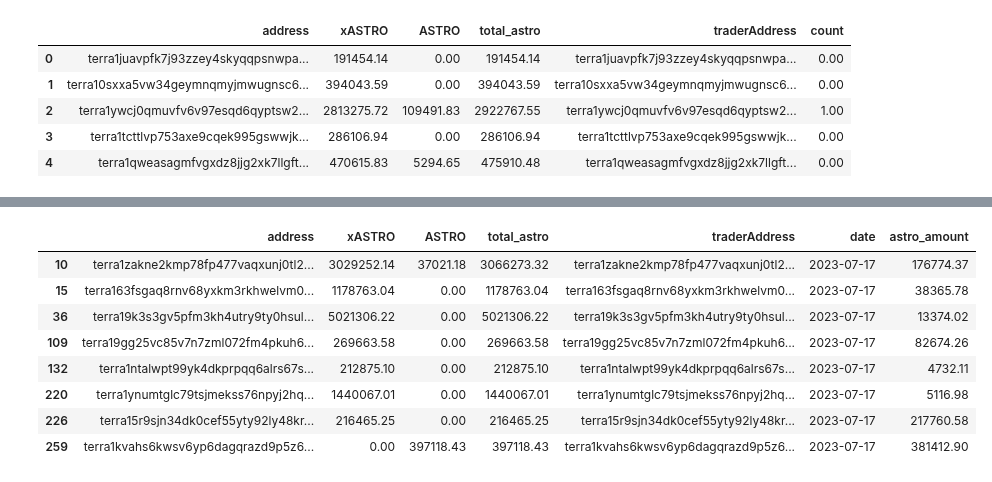
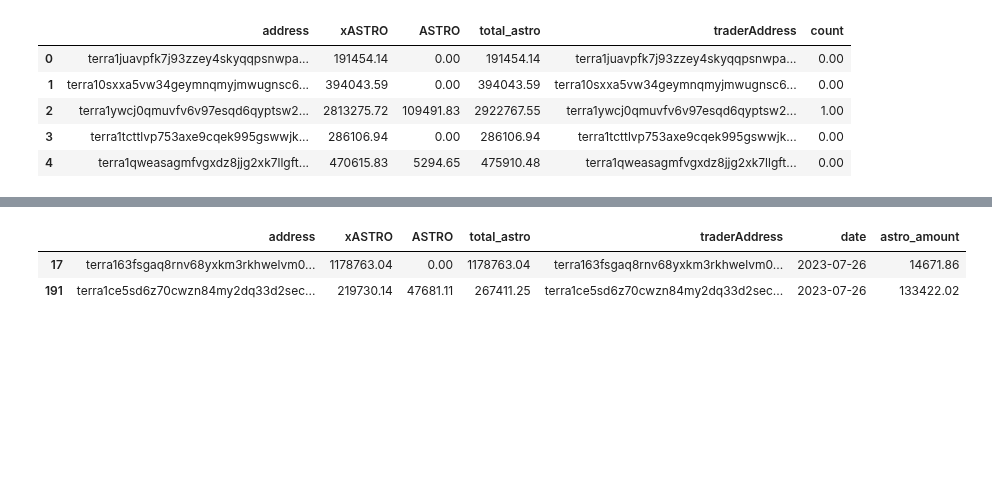
Before and after one commit to IncioMan/cosmos-activities-dashboard, a Jupyter notebook: python/notebooks/astro_analysis.ipynb, the cells around one changed output, grey strips where cells are left out. Drawn from its saved outputs; the diff is of its cells as text; code cells hidden in the pictures; blank space fills up the shorter version.

```diff
--- a/python/notebooks/astro_analysis.ipynb
+++ b/python/notebooks/astro_analysis.ipynb
@@ -11,9 +12,17 @@ import numpy as np
 pd.set_option('display.max_colwidth', None)
 pd.options.display.float_format = '{:.2f}'.format
+# %%
+s3 = boto3.client('s3')
 # %%
+bucket_name='incioman-data-analysis'
+file_path_in_bucket = 'astro_trades/data/raw_swaps/swaps.csv'
 try:
-    swaps_df = pd.read_csv("./data/astro/swaps.csv")
-    swaps_df.timestamp = pd.to_datetime(swaps_df.timestamp, format='mixed')
+    print(f"Trying to load swaps from {bucket_name} {file_path_in_bucket}")
+    # Load the CSV file from S3
+    obj = s3.get_object(Bucket=bucket_name, Key=file_path_in_bucket)
+    swaps_df = pd.read_csv(obj['Body'])
+    swaps_df.timestamp = pd.to_datetime(df.timestamp, format='mixed')
+    print(f"Loaded swaps from {bucket_name} {file_path_in_bucket}")
 except Exception as e:
     print(f"No file yet {e}")
     swaps_df = None
@@ -323,12 +335,6 @@ whales_daily[whales_daily.date != 0][['date','astro_amount']].groupby('date').su
 # %%
-whales_daily[whales_daily.date=='2023-07-17']
+whales_daily[whales_daily.date=='2023-07-26']
 # %% [output]
 |  | address | xASTRO | ASTRO | total_astro | traderAddress | date | astro_amount |
-| 10 | terra1zakne2kmp78fp477vaqxunj0tl2... | 3029252.14 | 37021.18 | 3066273.32 | terra1zakne2kmp78fp477vaqxunj0tl2... | 2023-07-17 | 176774.37 |
-| 15 | terra163fsgaq8rnv68yxkm3rkhwelvm0... | 1178763.04 | 0.00 | 1178763.04 | terra163fsgaq8rnv68yxkm3rkhwelvm0... | 2023-07-17 | 38365.78 |
-| 36 | terra19k3s3gv5pfm3kh4utry9ty0hsul... | 5021306.22 | 0.00 | 5021306.22 | terra19k3s3gv5pfm3kh4utry9ty0hsul... | 2023-07-17 | 13374.02 |
-| 109 | terra19gg25vc85v7n7zml072fm4pkuh6... | 269663.58 | 0.00 | 269663.58 | terra19gg25vc85v7n7zml072fm4pkuh6... | 2023-07-17 | 82674.26 |
-| 132 | terra1ntalwpt99yk4dkprpqq6alrs67s... | 212875.10 | 0.00 | 212875.10 | terra1ntalwpt99yk4dkprpqq6alrs67s... | 2023-07-17 | 4732.11 |
-| 220 | terra1ynumtglc79tsjmekss76npyj2hq... | 1440067.01 | 0.00 | 1440067.01 | terra1ynumtglc79tsjmekss76npyj2hq... | 2023-07-17 | 5116.98 |
-| 226 | terra15r9sjn34dk0cef55yty92ly48kr... | 216465.25 | 0.00 | 216465.25 | terra15r9sjn34dk0cef55yty92ly48kr... | 2023-07-17 | 217760.58 |
-| 259 | terra1kvahs6kwsv6yp6dagqrazd9p5z6... | 0.00 | 397118.43 | 397118.43 | terra1kvahs6kwsv6yp6dagqrazd9p5z6... | 2023-07-17 | 381412.90 |
+| 17 | terra163fsgaq8rnv68yxkm3rkhwelvm0... | 1178763.04 | 0.00 | 1178763.04 | terra163fsgaq8rnv68yxkm3rkhwelvm0... | 2023-07-26 | 14671.86 |
+| 191 | terra1ce5sd6z70cwzn84my2dq33d2sec... | 219730.14 | 47681.11 | 267411.25 | terra1ce5sd6z70cwzn84my2dq33d2sec... | 2023-07-26 | 133422.02 |
```
Also changed, not shown: parts of 18 cells of this notebook, 1 other file.
